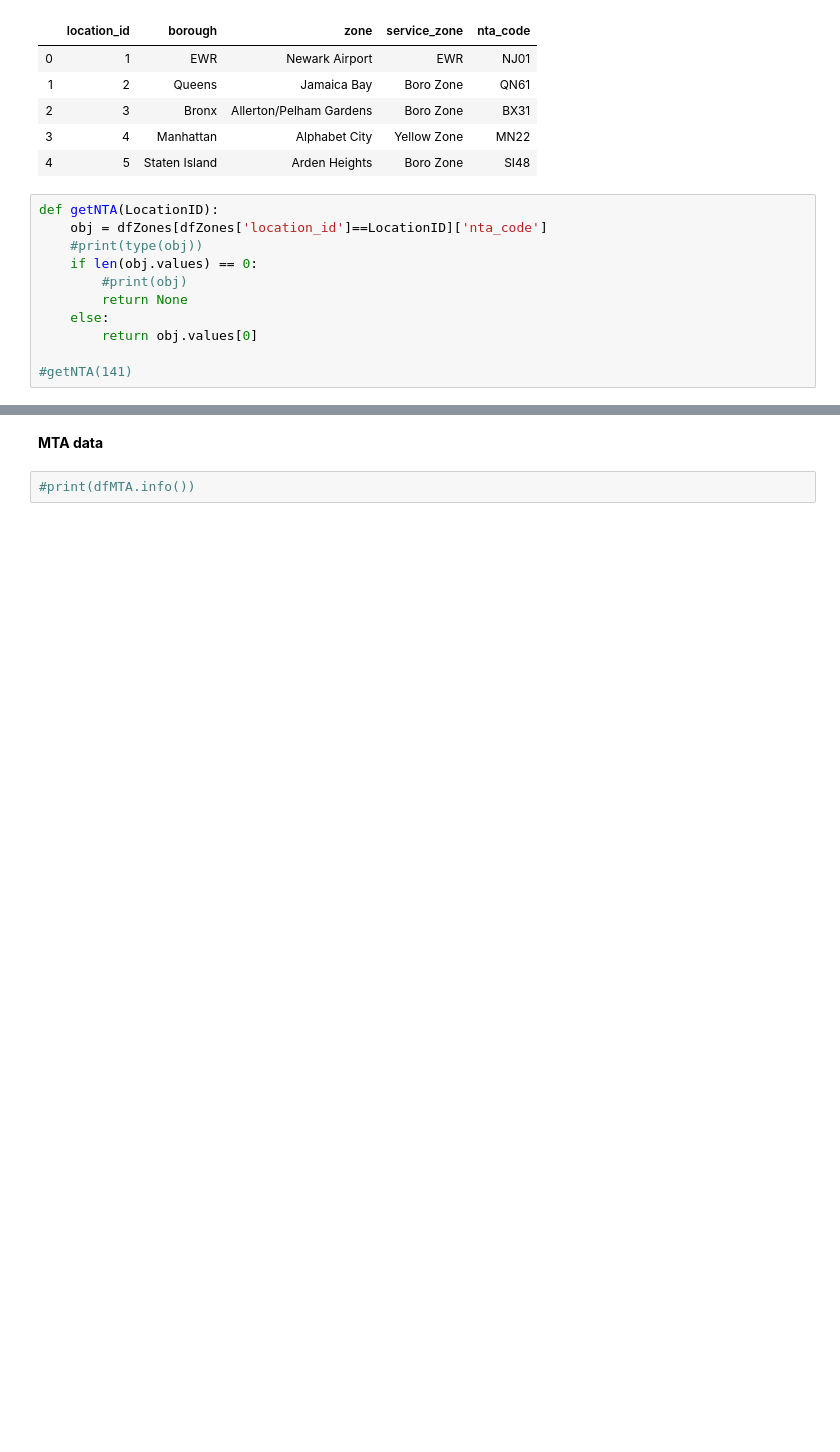
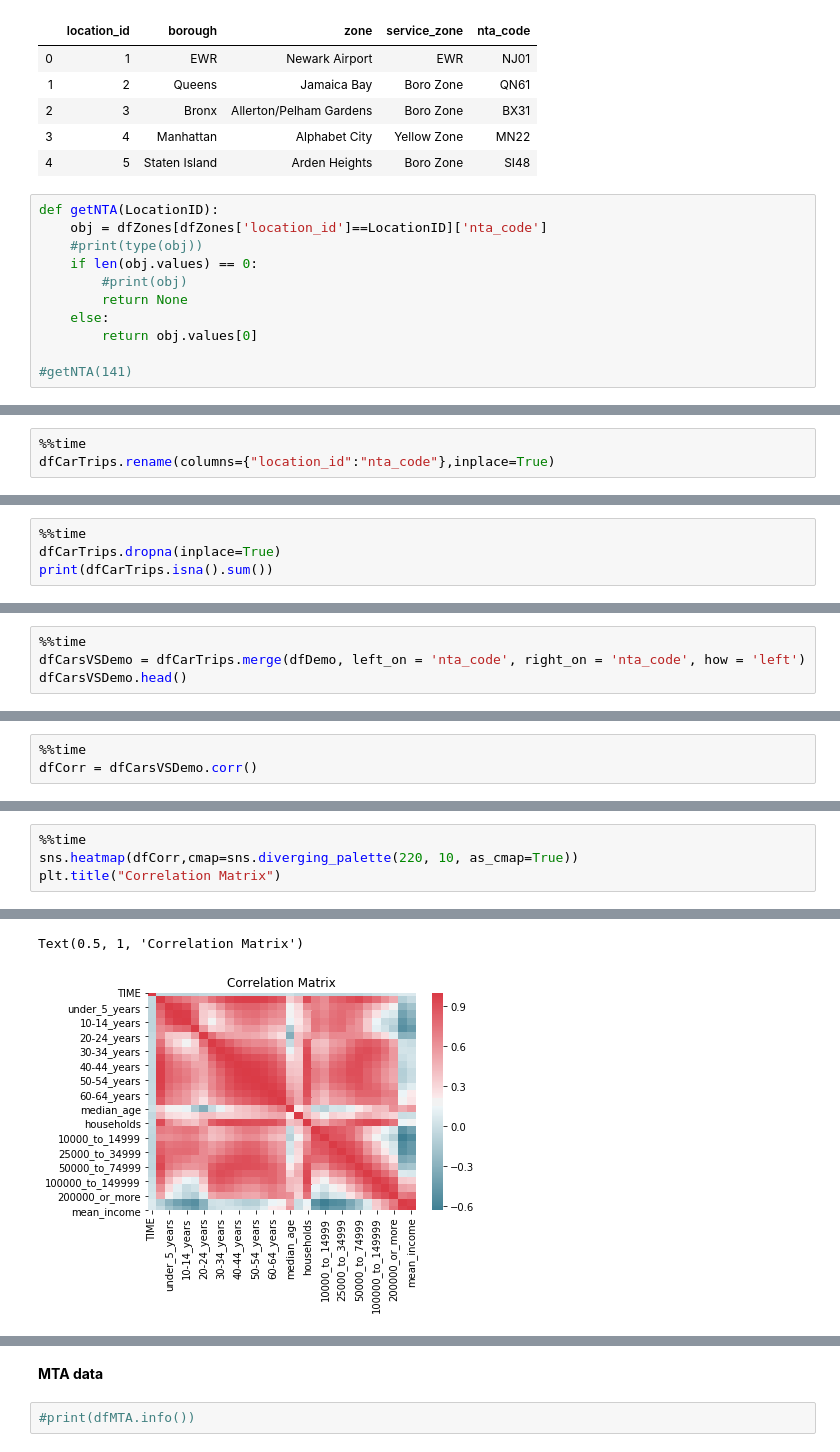
Before and after one commit to sirjulian19/dathaton, a Jupyter notebook: Datathon.ipynb, the cells around one changed output, grey strips where cells are left out. Cells and saved outputs as stored; diff of their text form; blank space fills up the shorter version.

```diff
--- a/Datathon.ipynb
+++ b/Datathon.ipynb
@@ -697,0 +765,3 @@ dfU15.head()
+# %%
+%%time
+dfCarTrips.rename(columns={"location_id":"nta_code"},inplace=True)
@@ -697,0 +771,4 @@ dfU15.head()
+# %%
+%%time
+dfCarTrips.dropna(inplace=True)
+print(dfCarTrips.isna().sum())
@@ -697,0 +791,4 @@ dfU15.head()
+# %%
+%%time
+dfCarsVSDemo = dfCarTrips.merge(dfDemo, left_on = 'nta_code', right_on = 'nta_code', how = 'left')
+dfCarsVSDemo.head()
@@ -697,0 +841,3 @@ dfU15.head()
+# %%
+%%time
+dfCorr = dfCarsVSDemo.corr()
@@ -697,0 +859,5 @@ dfU15.head()
+# %%
+%%time
+sns.heatmap(dfCorr,cmap=sns.diverging_palette(220, 10, as_cmap=True))
+plt.title("Correlation Matrix")
+# %% [output]
@@ -697,0 +866,2 @@ dfU15.head()
+Text(0.5, 1, 'Correlation Matrix')
+[figure, added]
```
Also changed, not shown: parts of 39 cells of this notebook.
